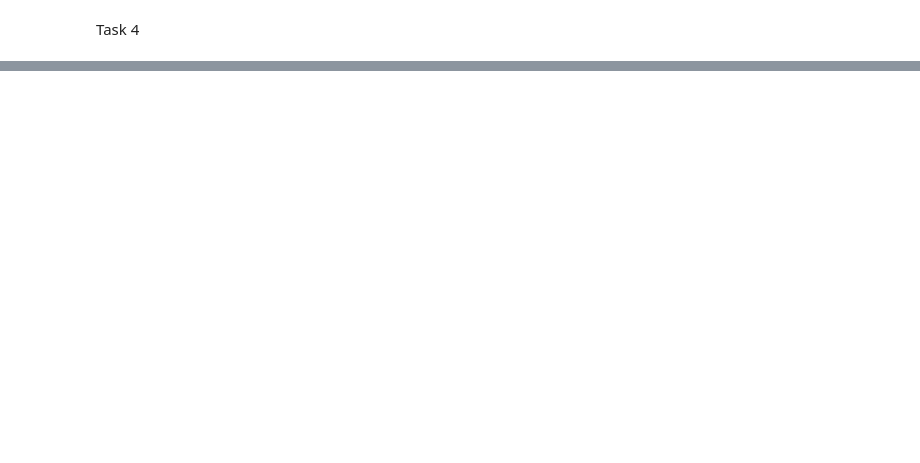
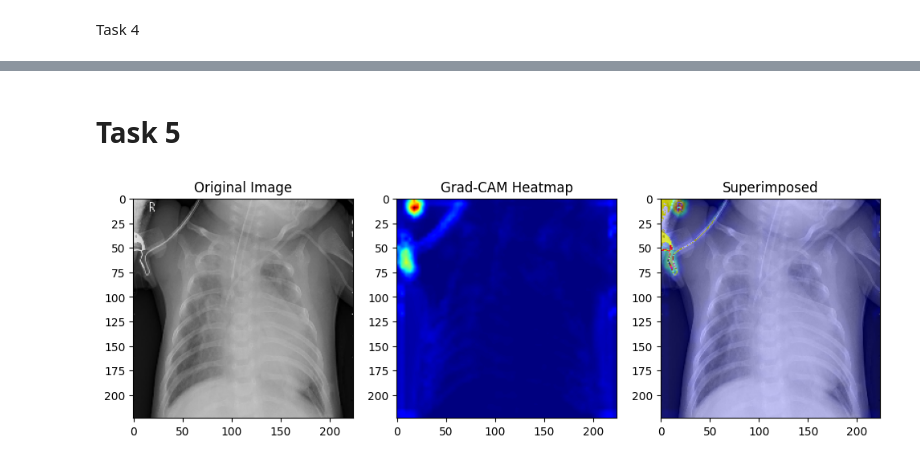
Before and after one commit to HatifNeyaz/Pneumonia_image_classification, a Jupyter notebook: pneumonia.ipynb, the cells around one changed output, grey strips where cells are left out. Saved outputs shown, nothing was run; the diff lists cells and outputs as text; code cells hidden in the pictures; blank space fills up the shorter version.

```diff
--- a/pneumonia.ipynb
+++ b/pneumonia.ipynb
@@ -316,0 +377,2 @@ plt.show()
+# %% [markdown]
+# Task 5
@@ -316,0 +456,26 @@ plt.show()
+# %%
+# Pick a test image
+img_path = r"C:\Users\Hatif Neyaz\Desktop\practicing\Pneumonia\chest_xray\test\PNEUMONIA\person1_virus_6.jpeg"
+
+# Load original image
+original = cv2.imread(img_path)
+original = cv2.resize(original, (224, 224))
+
+# Transform into tensor (same as training)
+transform = transforms.Compose([
+    transforms.ToTensor(),
+    transforms.Normalize(mean=[0.5]*3, std=[0.5]*3)
+])
+
+image_tensor = transform(original).unsqueeze(0).to(device)
+
+# Run visualization
+visualize_gradcam(
+    model=model,
+    image_tensor=image_tensor,
+    original_image=original,
+    class_names=["Normal", "Pneumonia"],
+    layer_to_explain=model.conv3  # layer to visualize
+)
+# %% [output]
+[figure, added]
```
Also changed, not shown: parts of 10 cells of this notebook.
